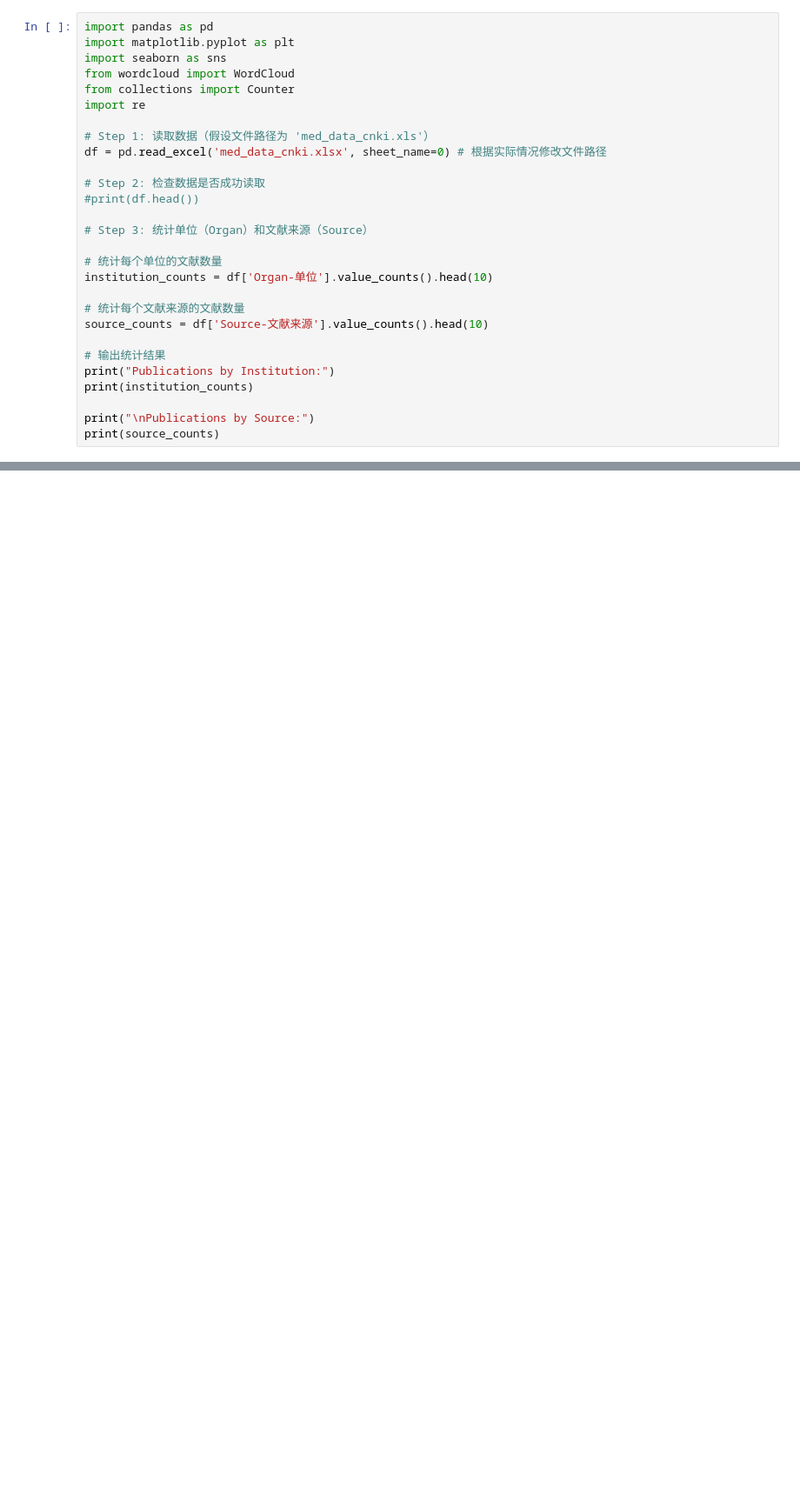
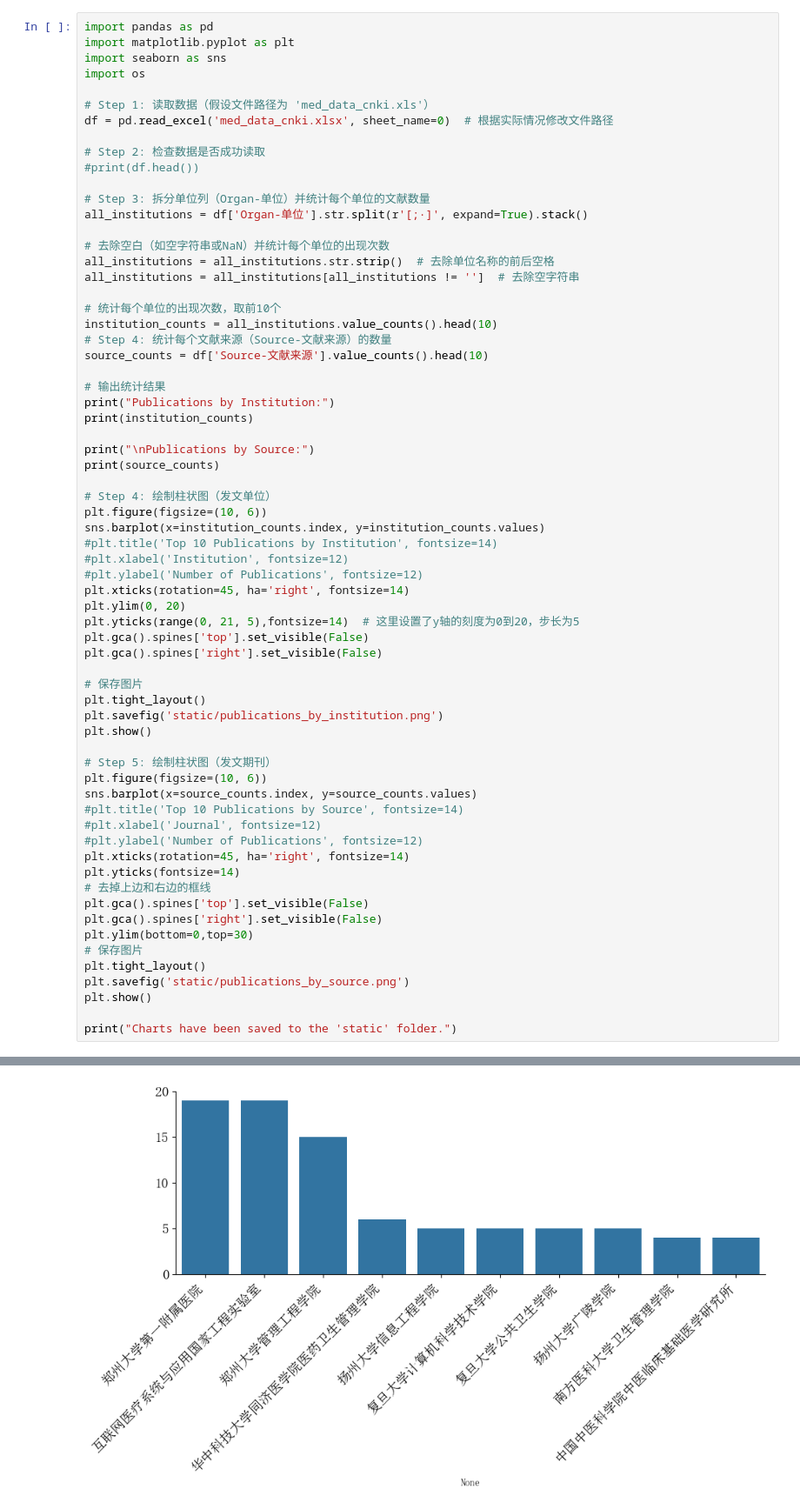
Before and after one commit to leah-cinly/TopicGPT_chinese, a Jupyter notebook: draw_view.ipynb, the cells around one changed output, grey strips where cells are left out. Shown at 87% size. Drawn from its saved outputs; the diff is of its cells as text; blank space fills up the shorter version.

```diff
--- a/draw_view.ipynb
+++ b/draw_view.ipynb
@@ -2,22 +2,24 @@
 import pandas as pd
 import matplotlib.pyplot as plt
 import seaborn as sns
-from wordcloud import WordCloud
-from collections import Counter
-import re
+import os
 
 # Step 1: 读取数据（假设文件路径为 'med_data_cnki.xls'）
-df = pd.read_excel('med_data_cnki.xlsx', sheet_name=0) # 根据实际情况修改文件路径
+df = pd.read_excel('med_data_cnki.xlsx', sheet_name=0)  # 根据实际情况修改文件路径
 
 # Step 2: 检查数据是否成功读取
 #print(df.head())
 
-# Step 3: 统计单位（Organ）和文献来源（Source）
+# Step 3: 拆分单位列（Organ-单位）并统计每个单位的文献数量
+all_institutions = df['Organ-单位'].str.split(r'[;·]', expand=True).stack()
 
-# 统计每个单位的文献数量
-institution_counts = df['Organ-单位'].value_counts().head(10)
+# 去除空白（如空字符串或NaN）并统计每个单位的出现次数
+all_institutions = all_institutions.str.strip()  # 去除单位名称的前后空格
+all_institutions = all_institutions[all_institutions != '']  # 去除空字符串
 
-# 统计每个文献来源的文献数量
+# 统计每个单位的出现次数，取前10个
+institution_counts = all_institutions.value_counts().head(10)
+# Step 4: 统计每个文献来源（Source-文献来源）的数量
 source_counts = df['Source-文献来源'].value_counts().head(10)
 
 # 输出统计结果
@@ -26,5 +28,41 @@ print(institution_counts)
 
 print("\nPublications by Source:")
 print(source_counts)
+
+# Step 4: 绘制柱状图（发文单位）
+plt.figure(figsize=(10, 6))
+sns.barplot(x=institution_counts.index, y=institution_counts.values)
+#plt.title('Top 10 Publications by Institution', fontsize=14)
+#plt.xlabel('Institution', fontsize=12)
+#plt.ylabel('Number of Publications', fontsize=12)
+plt.xticks(rotation=45, ha='right', fontsize=14)
+plt.ylim(0, 20)
+plt.yticks(range(0, 21, 5),fontsize=14)  # 这里设置了y轴的刻度为0到20，步长为5
+plt.gca().spines['top'].set_visible(False)
+plt.gca().spines['right'].set_visible(False)
+
+# 保存图片
+plt.tight_layout()
+plt.savefig('static/publications_by_institution.png')
+plt.show()
+
+# Step 5: 绘制柱状图（发文期刊）
+plt.figure(figsize=(10, 6))
+sns.barplot(x=source_counts.index, y=source_counts.values)
+#plt.title('Top 10 Publications by Source', fontsize=14)
+#plt.xlabel('Journal', fontsize=12)
+#plt.ylabel('Number of Publications', fontsize=12)
+plt.xticks(rotation=45, ha='right', fontsize=14)
+plt.yticks(fontsize=14)
+# 去掉上边和右边的框线
+plt.gca().spines['top'].set_visible(False)
+plt.gca().spines['right'].set_visible(False)
+plt.ylim(bottom=0,top=30)
+# 保存图片
+plt.tight_layout()
+plt.savefig('static/publications_by_source.png')
+plt.show()
+
+print("Charts have been saved to the 'static' folder.")
 # %% [output]
 Publications by Institution:
@@ -43,4 +81,5 @@ Organ-单位
 计算机应用研究     10
 医学与哲学       10
 中国卫生经济       9
 Name: count, dtype: int64
+[figure, added]
```
Also changed, not shown: parts of 4 cells of this notebook, 3 other files.
